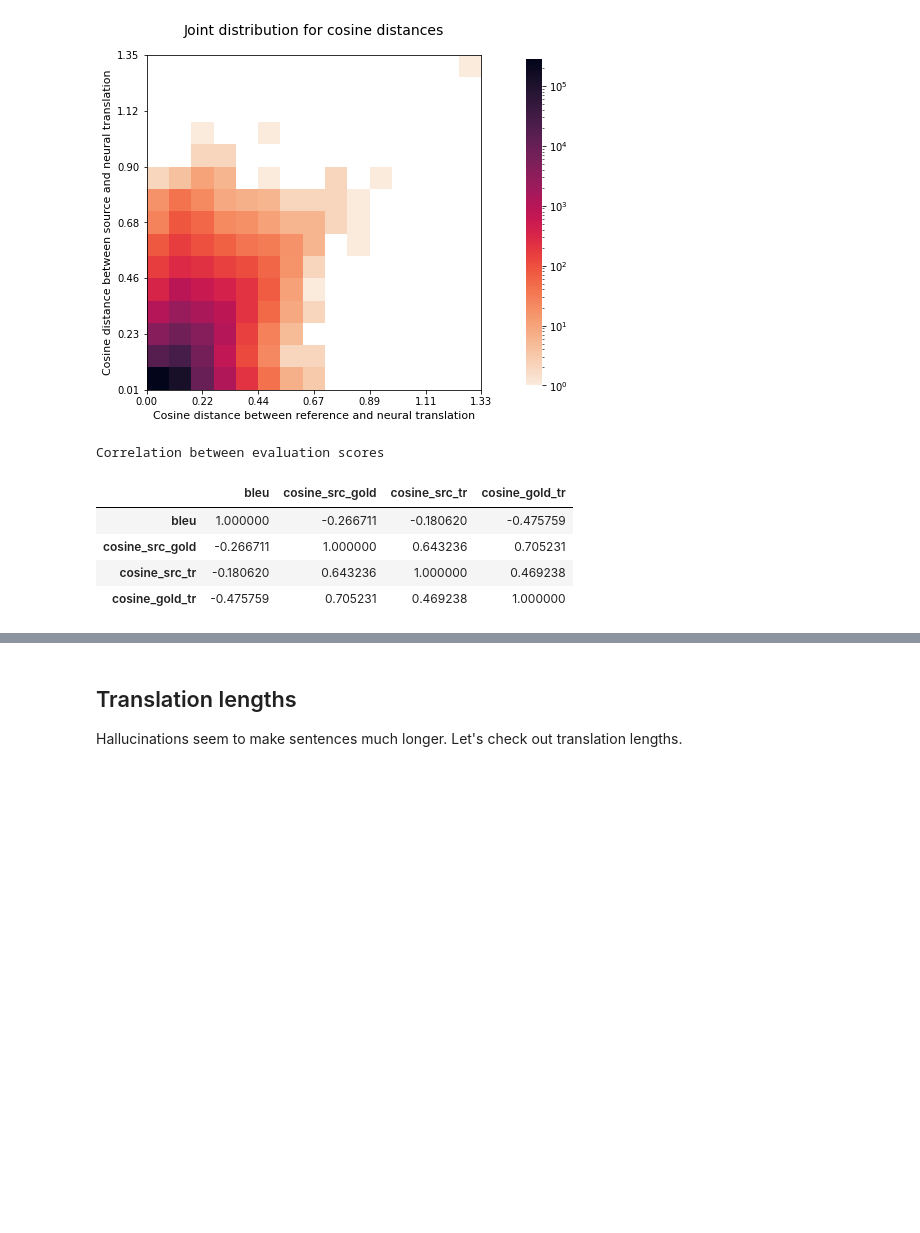
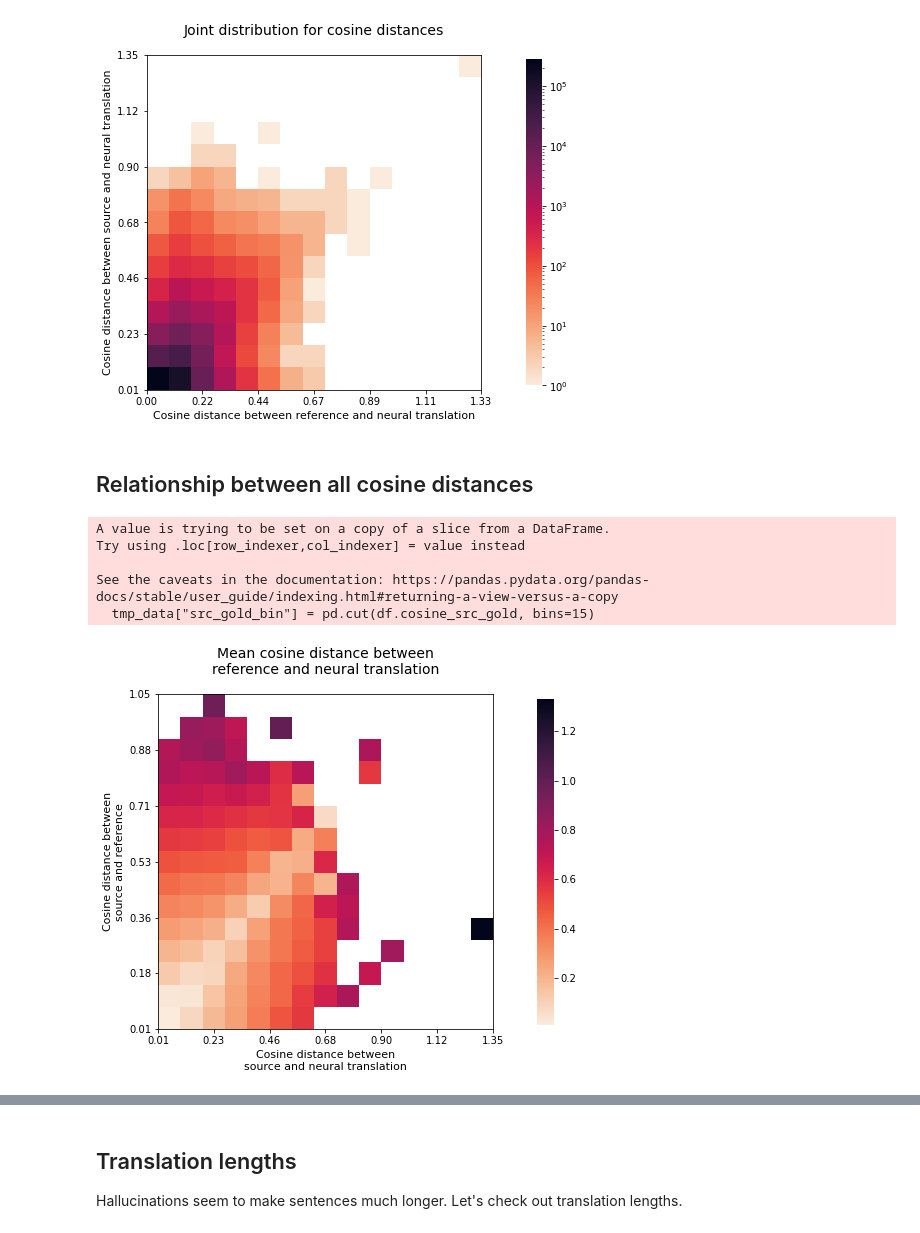
Before and after one commit to no-brainer/tda-mt-mirror, a Jupyter notebook: analysis/translation_scores_analysis.ipynb, the cells around one changed output, grey strips where cells are left out. Cells and saved outputs as stored; diff of their text form; code cells hidden in the pictures; blank space fills up the shorter version.

Commit message:
upd: add heatmaps for mean cosine distances

```diff
--- a/analysis/translation_scores_analysis.ipynb
+++ b/analysis/translation_scores_analysis.ipynb
@@ -221,14 +237,5 @@ plt.savefig(
 )
 # %% [output]
 [figure]
-# %%
-print("Correlation between evaluation scores")
-
-df.corr()
-# %% [output]
-Correlation between evaluation scores
-|  | bleu | cosine_src_gold | cosine_src_tr | cosine_gold_tr |
-| bleu | 1.000000 | -0.266711 | -0.180620 | -0.475759 |
-| cosine_src_gold | -0.266711 | 1.000000 | 0.643236 | 0.705231 |
-| cosine_src_tr | -0.180620 | 0.643236 | 1.000000 | 0.469238 |
-| cosine_gold_tr | -0.475759 | 0.705231 | 0.469238 | 1.000000 |
+# %% [markdown]
+## Relationship between all cosine distances
@@ -234,0 +246,48 @@ Correlation between evaluation scores
+# %%
+tmp_data = df[["cosine_gold_tr"]]
+
+tmp_data["src_gold_bin"] = pd.cut(df.cosine_src_gold, bins=15)
+tmp_data["src_tr_bin"] = pd.cut(df.cosine_src_tr, bins=15)
+
+tmp_data = tmp_data.groupby(by=["src_gold_bin", "src_tr_bin"]).mean().reset_index()
+tmp_data = tmp_data.pivot(index="src_gold_bin", columns="src_tr_bin")
+
+plt.figure(figsize=(8, 8))
+
+res = sns.heatmap(tmp_data, cmap="rocket_r", square=True, cbar_kws=dict(pad=0.1, shrink=0.75))
+
+res.invert_yaxis()
+for _, spine in res.spines.items():
+    spine.set_visible(True)
+
+ax = plt.gca()
+ax.set_title(
+    "Mean cosine distance between\nreference and neural translation",
+    pad=20,
+    fontsize=14,
+)
+ax.set_xlabel("Cosine distance between\nsource and neural translation", fontsize=11)
+ax.set_ylabel("Cosine distance between\nsource and reference", fontsize=11)
+
+ax.tick_params(rotation=0, axis="x")
+ax.set_xticks(np.linspace(*ax.get_ylim(), 7))
+ax.set_xticklabels(map(
+    lambda x: f"{x:.2f}",
+    np.linspace(df.cosine_src_tr.min(), df.cosine_src_tr.max(), 7)
+))
+
+ax.tick_params(rotation=0, axis="y")
+ax.set_yticks(np.linspace(*ax.get_xlim(), 7))
+ax.set_yticklabels(map(
+    lambda x: f"{x:.2f}",
+    np.linspace(df.cosine_src_gold.min(), df.cosine_src_gold.max(), 7)
+))
+
+plt.show()
+# %% [output]
+A value is trying to be set on a copy of a slice from a DataFrame.
+Try using .loc[row_indexer,col_indexer] = value instead
+
+See the caveats in the documentation: https://pandas.pydata.org/pandas-docs/stable/user_guide/indexing.html#returning-a-view-versus-a-copy
+  tmp_data["src_gold_bin"] = pd.cut(df.cosine_src_gold, bins=15)
+[figure, added]
```
Also changed, not shown: parts of 4 cells of this notebook.
